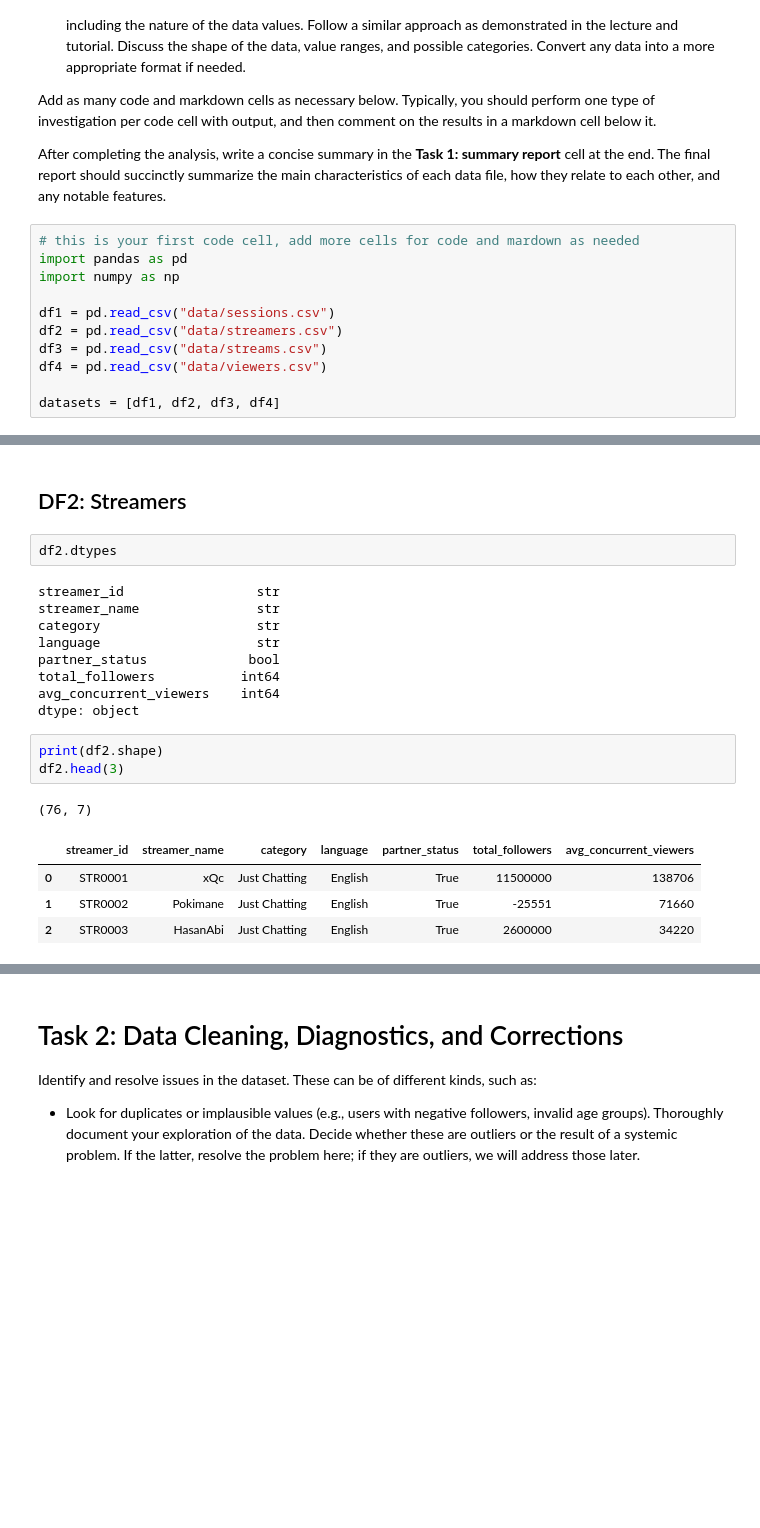
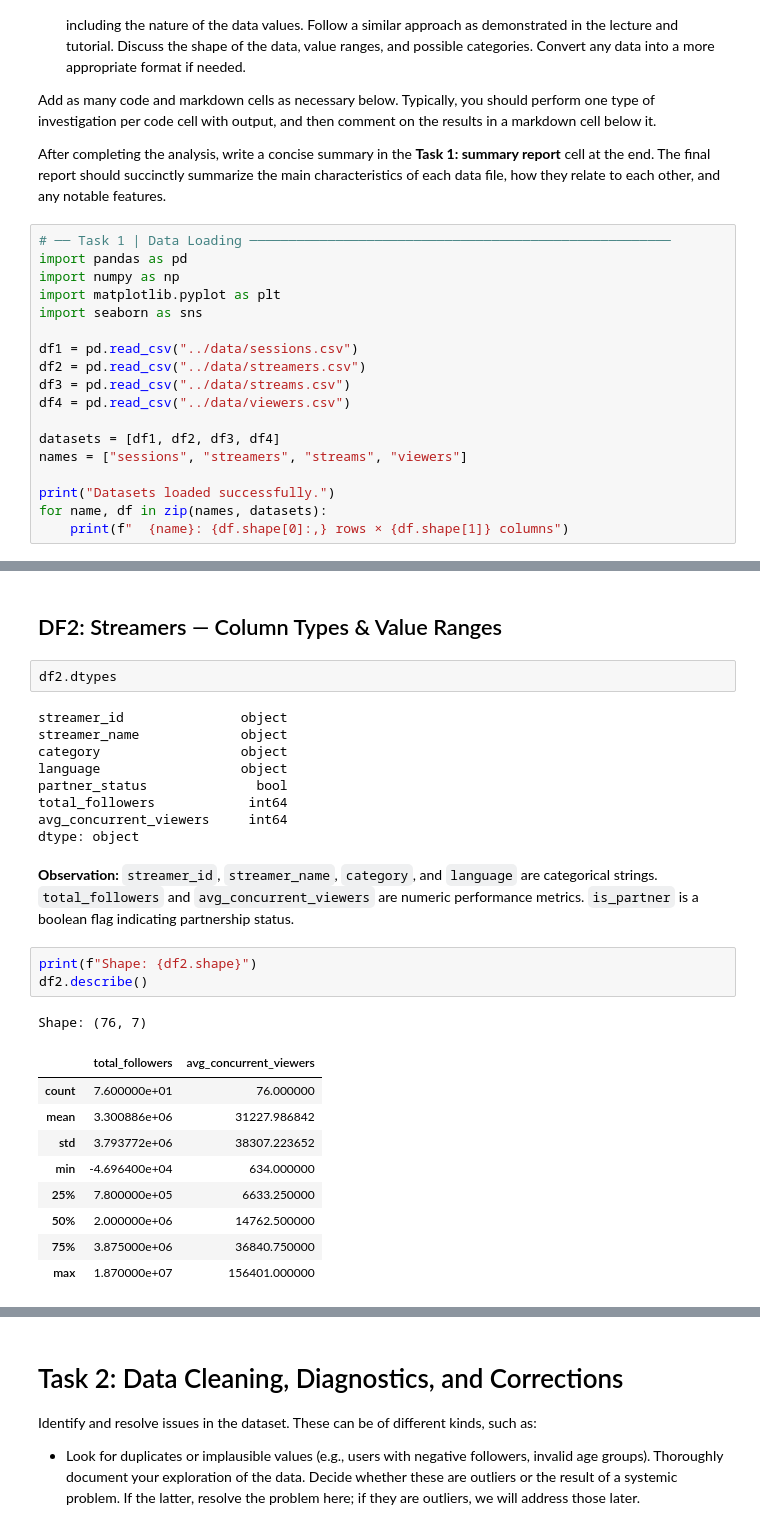
Before and after one commit to timothytzkung/Kung_Tim_Lab_Task, a Jupyter notebook: Assignment_01/IAT461-Assignment01-Scaffold.ipynb, the cells around one changed output, grey strips where cells are left out. Drawn from its saved outputs; the diff is of its cells as text; blank space fills up the shorter version.

```diff
--- a/Assignment_01/IAT461-Assignment01-Scaffold.ipynb
+++ b/Assignment_01/IAT461-Assignment01-Scaffold.ipynb
@@ -11,13 +11,20 @@ Add as many code and markdown cells as necessary below. Typically, you should pe
 
 After completing the analysis, write a concise summary in the **Task 1: summary report** cell at the end. The final report should succinctly summarize the main characteristics of each data file, how they relate to each other, and any notable features.
 # %%
-# this is your first code cell, add more cells for code and mardown as needed
+# ── Task 1 | Data Loading ──────────────────────────────────────────────────────
 import pandas as pd
 import numpy as np
+import matplotlib.pyplot as plt
+import seaborn as sns
 
-df1 = pd.read_csv("data/sessions.csv")
-df2 = pd.read_csv("data/streamers.csv")
-df3 = pd.read_csv("data/streams.csv")
-df4 = pd.read_csv("data/viewers.csv")
+df1 = pd.read_csv("../data/sessions.csv")
+df2 = pd.read_csv("../data/streamers.csv")
+df3 = pd.read_csv("../data/streams.csv")
+df4 = pd.read_csv("../data/viewers.csv")
 
 datasets = [df1, df2, df3, df4]
+names = ["sessions", "streamers", "streams", "viewers"]
+
+print("Datasets loaded successfully.")
+for name, df in zip(names, datasets):
+    print(f"  {name}: {df.shape[0]:,} rows × {df.shape[1]} columns")
@@ -81,22 +100,29 @@ df1.head(10)
 # %% [markdown]
-## DF2: Streamers
+## DF2: Streamers — Column Types & Value Ranges
 # %%
 df2.dtypes
 # %% [output]
-streamer_id                 str
-streamer_name               str
-category                    str
-language                    str
-partner_status             bool
-total_followers           int64
-avg_concurrent_viewers    int64
+streamer_id               object
+streamer_name             object
+category                  object
+language                  object
+partner_status              bool
+total_followers            int64
+avg_concurrent_viewers     int64
 dtype: object
+# %% [markdown]
+**Observation:** `streamer_id`, `streamer_name`, `category`, and `language` are categorical strings. `total_followers` and `avg_concurrent_viewers` are numeric performance metrics. `is_partner` is a boolean flag indicating partnership status.
 # %%
-print(df2.shape)
-df2.head(3)
+print(f"Shape: {df2.shape}")
+df2.describe()
 # %% [output]
-(76, 7)
+Shape: (76, 7)
-|  | streamer_id | streamer_name | category | language | partner_status | total_followers | avg_concurrent_viewers |
-| 0 | STR0001 | xQc | Just Chatting | English | True | 11500000 | 138706 |
-| 1 | STR0002 | Pokimane | Just Chatting | English | True | -25551 | 71660 |
-| 2 | STR0003 | HasanAbi | Just Chatting | English | True | 2600000 | 34220 |
+|  | total_followers | avg_concurrent_viewers |
+| count | 7.600000e+01 | 76.000000 |
+| mean | 3.300886e+06 | 31227.986842 |
+| std | 3.793772e+06 | 38307.223652 |
+| min | -4.696400e+04 | 634.000000 |
+| 25% | 7.800000e+05 | 6633.250000 |
+| 50% | 2.000000e+06 | 14762.500000 |
+| 75% | 3.875000e+06 | 36840.750000 |
+| max | 1.870000e+07 | 156401.000000 |
```
Also changed, not shown: parts of 244 cells of this notebook, 4 other files.
